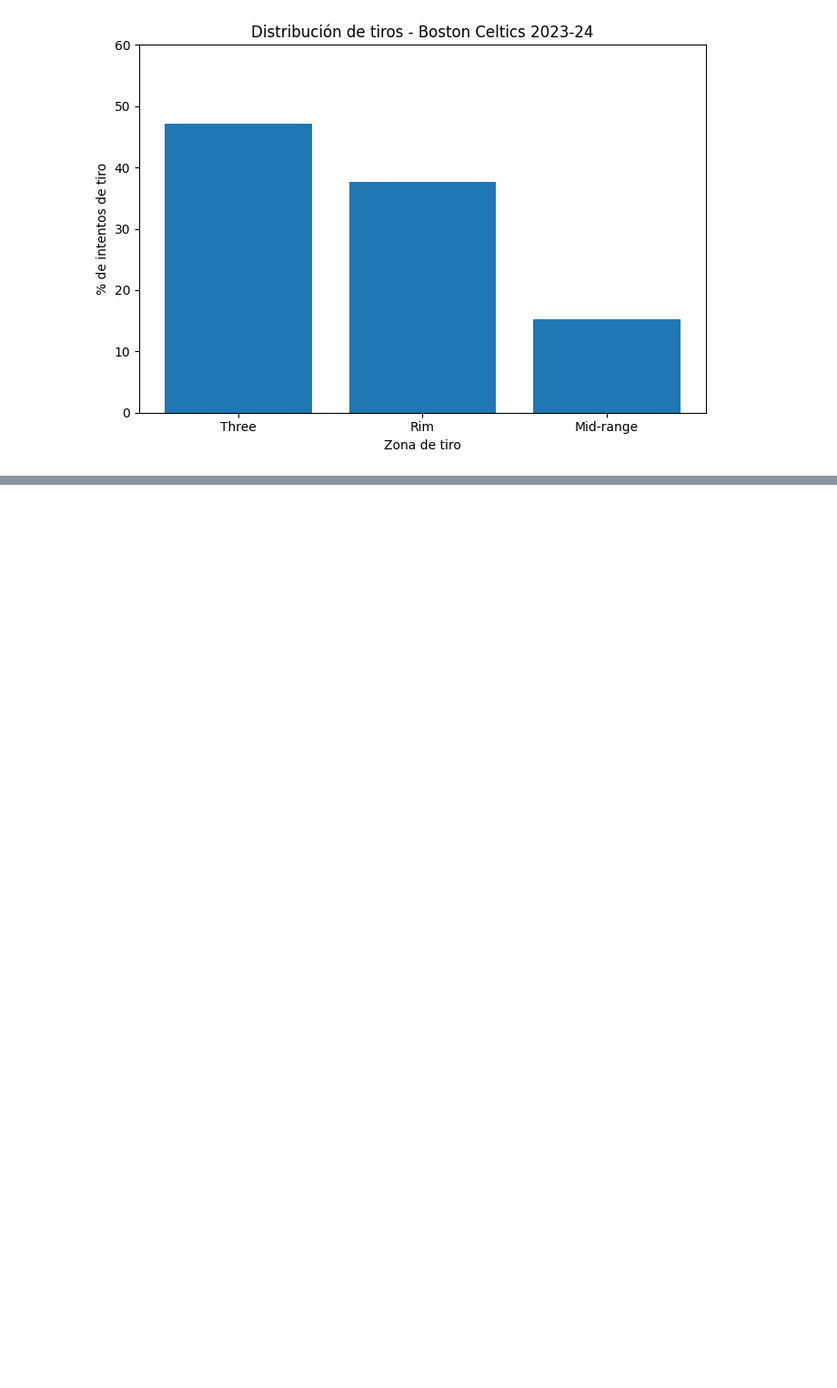
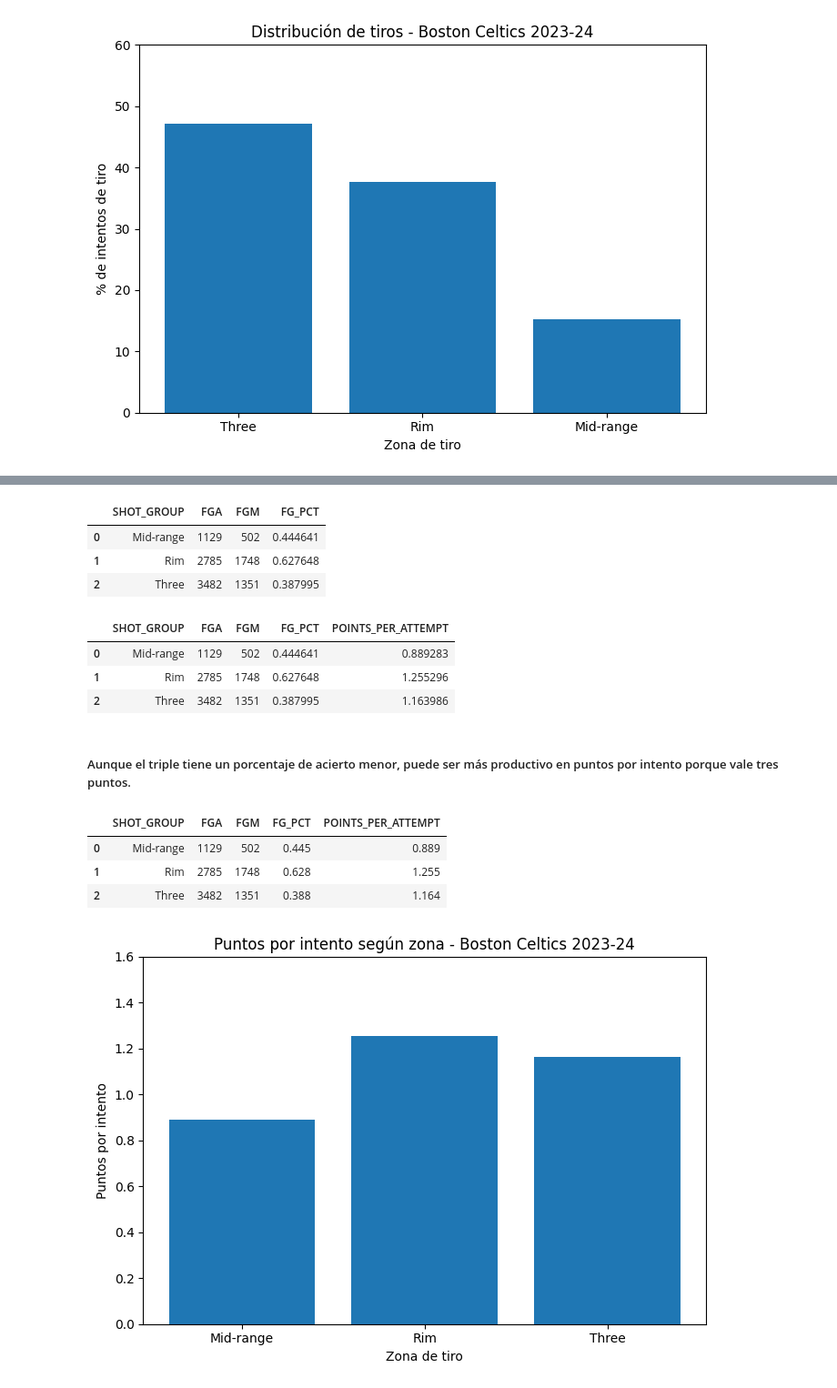
Before and after one commit to Gabriel-Caruso/EDA-Project-Break-I-NBA, a Jupyter notebook: notebooks/carlos/01_api_test_carlos.ipynb, the cells around one changed output, grey strips where cells are left out. Shown at 91% size. Drawn from its saved outputs; the diff is of its cells as text; code cells hidden in the pictures; blank space fills up the shorter version.

Commit message:
Complete Carlos EDA shot profile analysis

```diff
--- a/notebooks/carlos/01_api_test_carlos.ipynb
+++ b/notebooks/carlos/01_api_test_carlos.ipynb
@@ -217,0 +243,79 @@ shot_group_summary.to_csv(
+# %%
+# Calculamos el porcentaje de acierto por zona
+# tiros anotados / tiros intentados
+# Este dato permite comparar la precisión de cada zona.
+
+zone_efficiency["FG_PCT"] = (
+    zone_efficiency["FGM"] / zone_efficiency["FGA"]
+)
+
+zone_efficiency
+
+
+# Pero cuidado: porcentaje de acierto no es lo mismo que valor del tiro.
+# Un triple puede tener menos acierto, pero vale más puntos.
+# %% [output]
+|  | SHOT_GROUP | FGA | FGM | FG_PCT |
+| 0 | Mid-range | 1129 | 502 | 0.444641 |
+| 1 | Rim | 2785 | 1748 | 0.627648 |
+| 2 | Three | 3482 | 1351 | 0.387995 |
+# %%
+# Puntos por intento según zona
+
+# De media, ¿cuántos puntos produjo cada lanzamiento desde esta zona?
+# puntos por intento = porcentaje de acierto observado × valor del tiro
+
+# Un tiro de dos vale 2 puntos.
+# Un triple vale 3 puntos.
+
+# Por eso, aunque el triple tenga menor porcentaje de acierto, puede ser más rentable.
+
+def calculate_points_per_attempt(row):
+    if row["SHOT_GROUP"] == "Three":
+        return row["FG_PCT"] * 3
+    else:
+        return row["FG_PCT"] * 2
+
+
+zone_efficiency["POINTS_PER_ATTEMPT"] = zone_efficiency.apply(
+    calculate_points_per_attempt,
+    axis=1                              # Aplicamos la función fila por fila
+)
+
+zone_efficiency
+# %% [output]
+|  | SHOT_GROUP | FGA | FGM | FG_PCT | POINTS_PER_ATTEMPT |
+| 0 | Mid-range | 1129 | 502 | 0.444641 | 0.889283 |
+| 1 | Rim | 2785 | 1748 | 0.627648 | 1.255296 |
+| 2 | Three | 3482 | 1351 | 0.387995 | 1.163986 |
+# %% [markdown]
+##### Aunque el triple tiene un porcentaje de acierto menor, puede ser más productivo en puntos por intento porque vale tres puntos.
+# %%
+zone_efficiency["FG_PCT"] = zone_efficiency["FG_PCT"].round(3)
+zone_efficiency["POINTS_PER_ATTEMPT"] = zone_efficiency["POINTS_PER_ATTEMPT"].round(3)
+
+zone_efficiency
+# %% [output]
+|  | SHOT_GROUP | FGA | FGM | FG_PCT | POINTS_PER_ATTEMPT |
+| 0 | Mid-range | 1129 | 502 | 0.445 | 0.889 |
+| 1 | Rim | 2785 | 1748 | 0.628 | 1.255 |
+| 2 | Three | 3482 | 1351 | 0.388 | 1.164 |
+# %%
+# GRÁFICA DE PUNTOS POR INTENTO SEGÚN ZONA
+# ¿Qué tipo de tiro produjo más puntos por intento? ¿Desde qué zona se generaron más puntos por lanzamiento?
+
+plt.figure(figsize=(7, 5))
+
+plt.bar(
+    zone_efficiency["SHOT_GROUP"],
+    zone_efficiency["POINTS_PER_ATTEMPT"]
+)
+
+plt.title("Puntos por intento según zona - Boston Celtics 2023-24")
+plt.xlabel("Zona de tiro")
+plt.ylabel("Puntos por intento")
+plt.ylim(0, 1.6)
+plt.tight_layout()
+plt.show()
+# %% [output]
+[figure, added]
```
Also changed, not shown: parts of 47 cells of this notebook, 13 other files.
